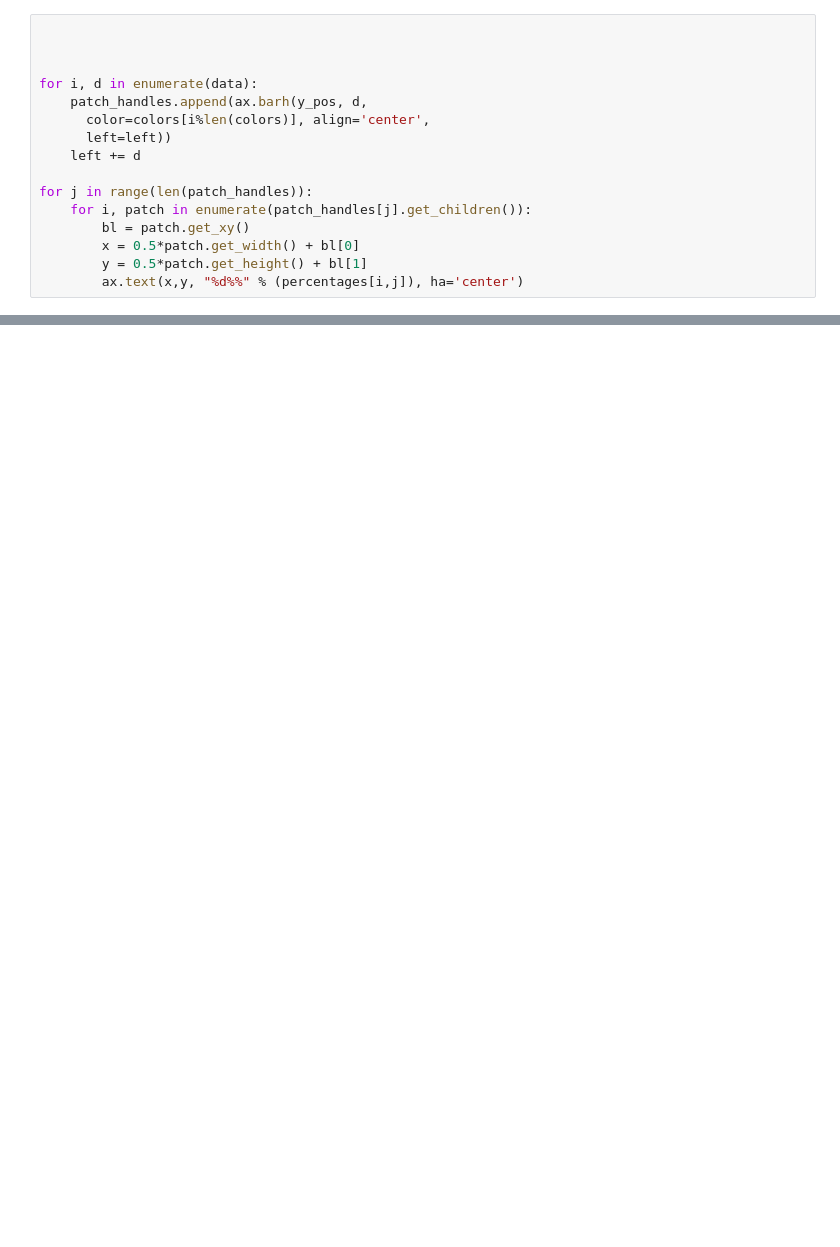
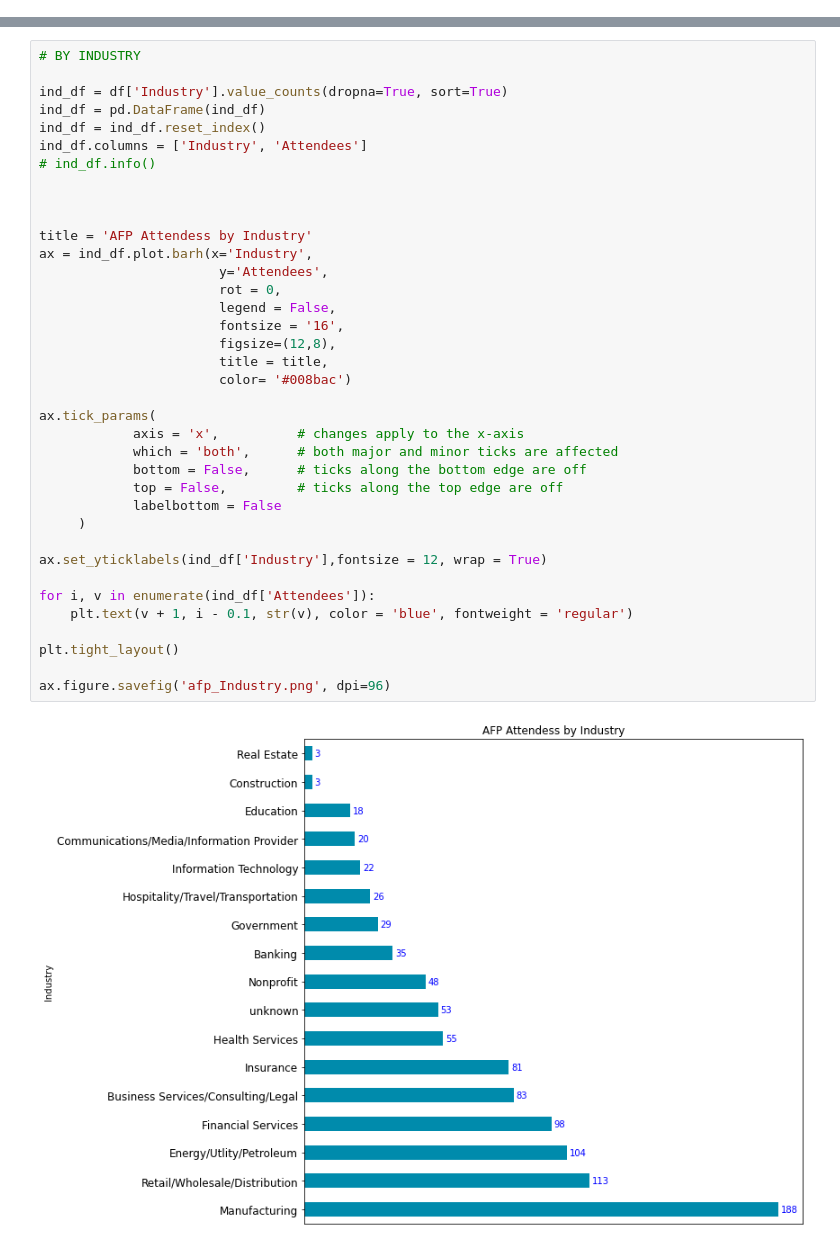
Before and after one commit to bethanysciences/Jupyter_Notebooks, a Jupyter notebook: HT_AFP.ipynb, the cells around one changed output, grey strips where cells are left out. Cells and saved outputs as stored; diff of their text form; blank space fills up the shorter version.

```diff
--- a/HT_AFP.ipynb
+++ b/HT_AFP.ipynb
@@ -92,16 +15,0 @@ ax.figure.savefig('Titles.png', dpi=96)
-# %%
-
-
-
-for i, d in enumerate(data):
-    patch_handles.append(ax.barh(y_pos, d,
-      color=colors[i%len(colors)], align='center',
-      left=left))
-    left += d
-
-for j in range(len(patch_handles)):
-    for i, patch in enumerate(patch_handles[j].get_children()):
-        bl = patch.get_xy()
-        x = 0.5*patch.get_width() + bl[0]
-        y = 0.5*patch.get_height() + bl[1]
-        ax.text(x,y, "%d%%" % (percentages[i,j]), ha='center')
@@ -206,0 +22,39 @@ Datum: World Geodetic System 1984
+# %%
+# BY INDUSTRY
+
+ind_df = df['Industry'].value_counts(dropna=True, sort=True)
+ind_df = pd.DataFrame(ind_df)
+ind_df = ind_df.reset_index()
+ind_df.columns = ['Industry', 'Attendees']
+# ind_df.info()
+
+
+
+title = 'AFP Attendess by Industry'
+ax = ind_df.plot.barh(x='Industry',
+                       y='Attendees',
+                       rot = 0,
+                       legend = False,
+                       fontsize = '16',
+                       figsize=(12,8),
+                       title = title,
+                       color= '#008bac')
+
+ax.tick_params(
+            axis = 'x',          # changes apply to the x-axis
+            which = 'both',      # both major and minor ticks are affected
+            bottom = False,      # ticks along the bottom edge are off
+            top = False,         # ticks along the top edge are off
+            labelbottom = False
+     )
+
+ax.set_yticklabels(ind_df['Industry'],fontsize = 12, wrap = True)
+
+for i, v in enumerate(ind_df['Attendees']):
+    plt.text(v + 1, i - 0.1, str(v), color = 'blue', fontweight = 'regular')
+
+plt.tight_layout()
+
+ax.figure.savefig('afp_Industry.png', dpi=96)
+# %% [output]
+[figure, added]
```
Also changed, not shown: parts of 16 cells of this notebook, 18 other files.
